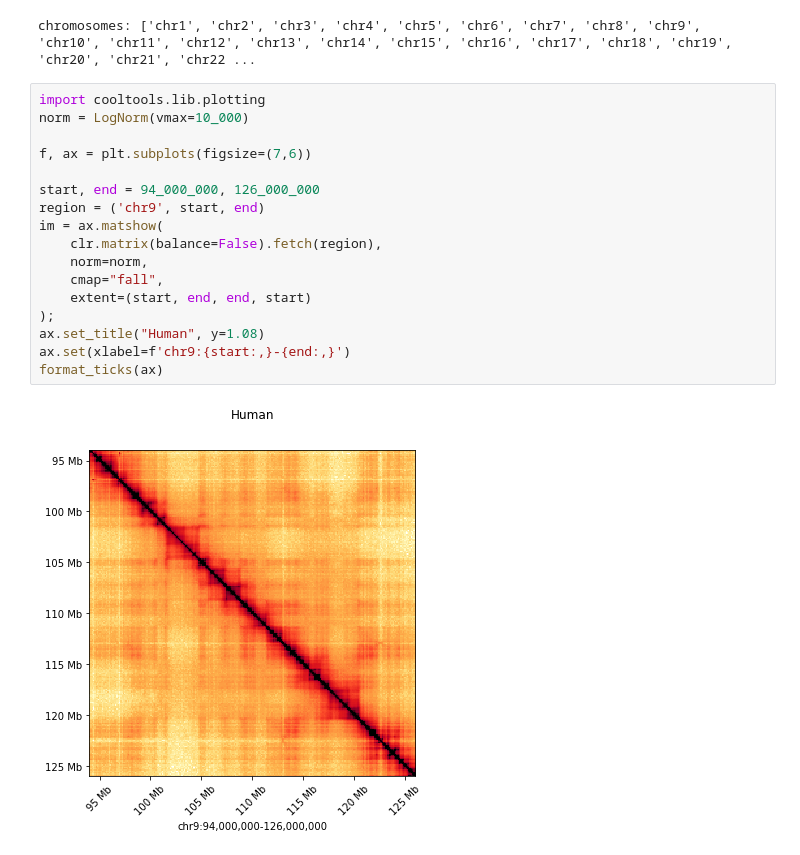
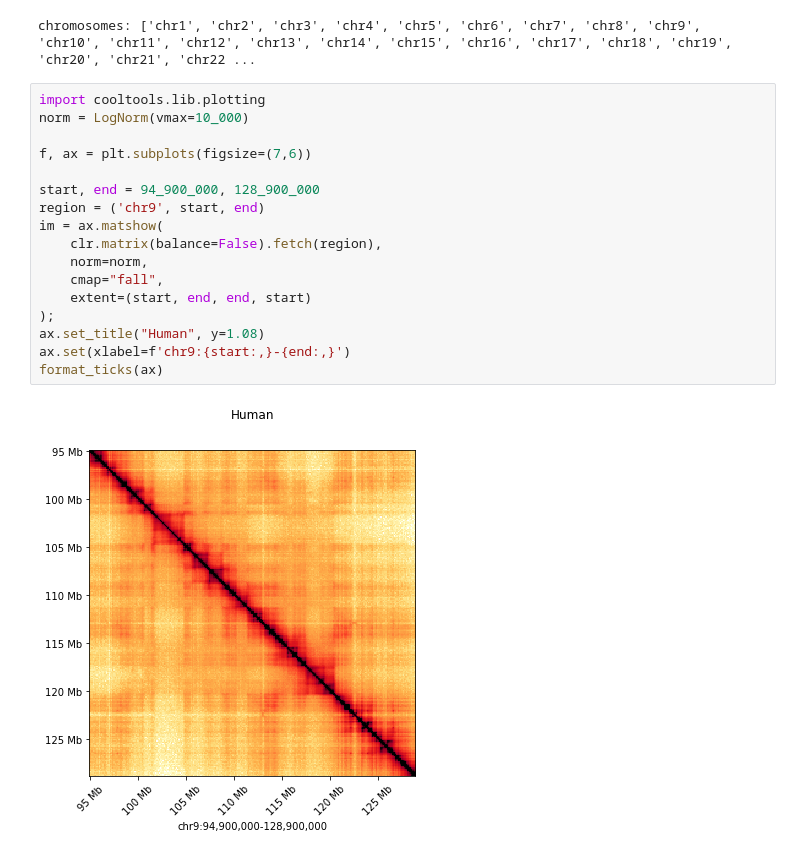
Before and after one commit to Cytogene3D/IA3D, a Jupyter notebook: notebooks/Cooltools.ipynb, the cells around one changed output. Drawn from its saved outputs; the diff is of its cells as text.

```diff
--- a/notebooks/Cooltools.ipynb
+++ b/notebooks/Cooltools.ipynb
@@ -38,19 +38,19 @@ chromosomes: ['chr1', 'chr2', 'chr3', 'chr4', 'chr5', 'chr6', 'chr7', 'chr8', 'c
 # %%
 import cooltools.lib.plotting
 norm = LogNorm(vmax=10_000)
 
 f, ax = plt.subplots(figsize=(7,6))
 
-start, end = 94_000_000, 126_000_000
+start, end = 94_900_000, 128_900_000
 region = ('chr9', start, end)
 im = ax.matshow(
     clr.matrix(balance=False).fetch(region),
     norm=norm,
     cmap="fall",
     extent=(start, end, end, start)
 );
 ax.set_title("Human", y=1.08)
 ax.set(xlabel=f'chr9:{start:,}-{end:,}')
 format_ticks(ax)
 # %% [output]
-[figure, old version]
+[figure, new version]
```
